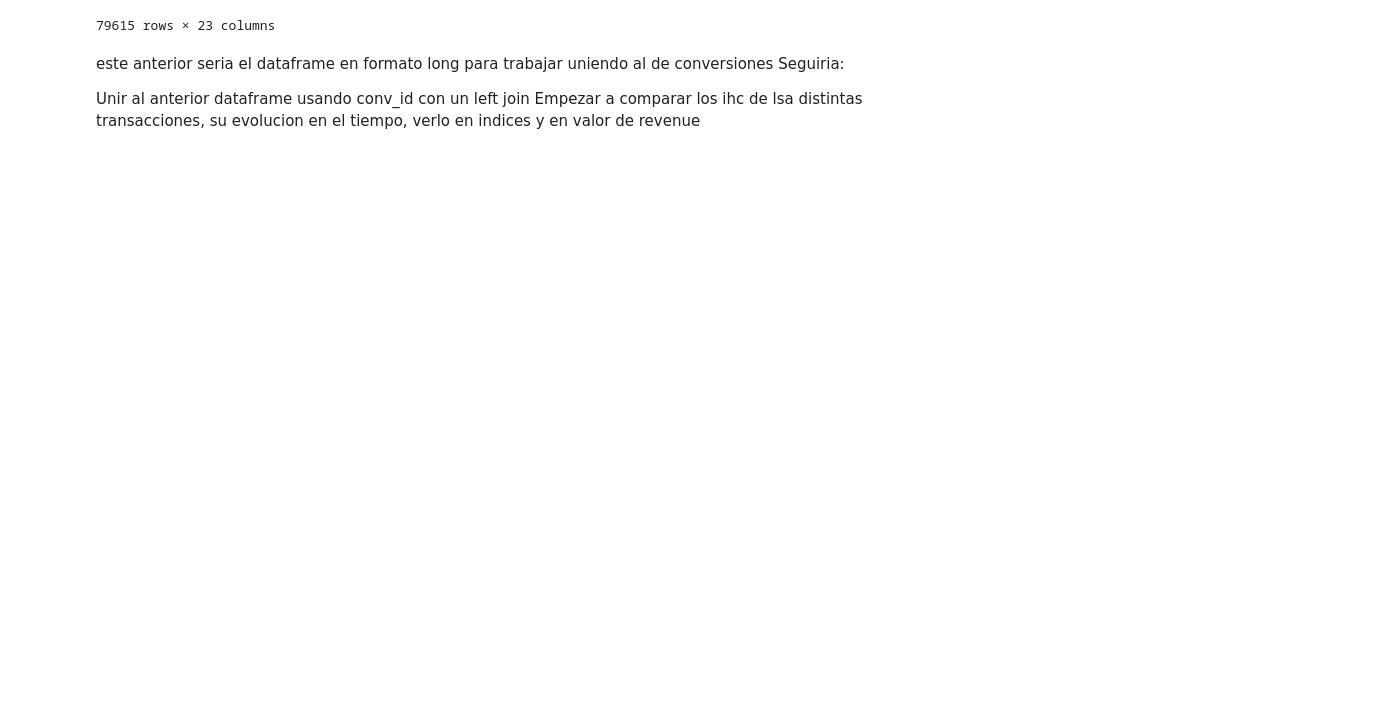
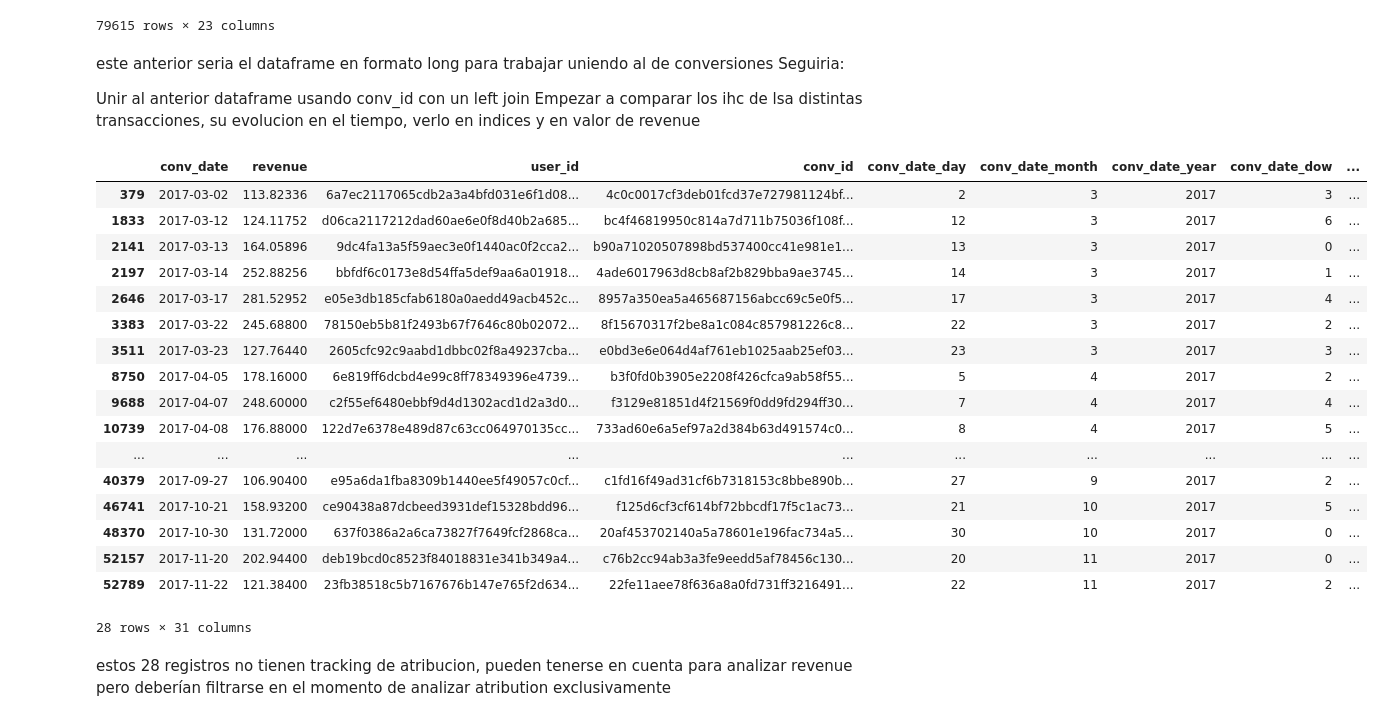
Before and after one commit to ceao1/bi-challenge, a Jupyter notebook: EDA.ipynb, the cells around one changed output. Drawn from its saved outputs; the diff is of its cells as text; code cells hidden in the pictures; blank space fills up the shorter version.

```diff
--- a/EDA.ipynb
+++ b/EDA.ipynb
@@ -259,3 +268,30 @@ este anterior seria el dataframe en formato long para trabajar uniendo al de con
 
 Unir al anterior dataframe usando conv_id con un left join
 Empezar a comparar los ihc de lsa distintas transacciones, su evolucion en el tiempo, verlo en indices y en valor de revenue
+# %%
+#union de los dos dataframes usando un left join usando conv_id como llave
+df_unido = df_conversion.merge(how='left', right = df_attribution_long, on='conv_id')
+# %%
+#existen valorees con datos de atribution nulos?
+df_unido[df_unido['A'].isnull()]
+# %% [output]
+|  | conv_date | revenue | user_id | conv_id | conv_date_day | conv_date_month | conv_date_year | conv_date_dow | ... |
+| 379 | 2017-03-02 | 113.82336 | 6a7ec2117065cdb2a3a4bfd031e6f1d08... | 4c0c0017cf3deb01fcd37e727981124bf... | 2 | 3 | 2017 | 3 | ... |
+| 1833 | 2017-03-12 | 124.11752 | d06ca2117212dad60ae6e0f8d40b2a685... | bc4f46819950c814a7d711b75036f108f... | 12 | 3 | 2017 | 6 | ... |
+| 2141 | 2017-03-13 | 164.05896 | 9dc4fa13a5f59aec3e0f1440ac0f2cca2... | b90a71020507898bd537400cc41e981e1... | 13 | 3 | 2017 | 0 | ... |
+| 2197 | 2017-03-14 | 252.88256 | bbfdf6c0173e8d54ffa5def9aa6a01918... | 4ade6017963d8cb8af2b829bba9ae3745... | 14 | 3 | 2017 | 1 | ... |
+| 2646 | 2017-03-17 | 281.52952 | e05e3db185cfab6180a0aedd49acb452c... | 8957a350ea5a465687156abcc69c5e0f5... | 17 | 3 | 2017 | 4 | ... |
+| 3383 | 2017-03-22 | 245.68800 | 78150eb5b81f2493b67f7646c80b02072... | 8f15670317f2be8a1c084c857981226c8... | 22 | 3 | 2017 | 2 | ... |
+| 3511 | 2017-03-23 | 127.76440 | 2605cfc92c9aabd1dbbc02f8a49237cba... | e0bd3e6e064d4af761eb1025aab25ef03... | 23 | 3 | 2017 | 3 | ... |
+| 8750 | 2017-04-05 | 178.16000 | 6e819ff6dcbd4e99c8ff78349396e4739... | b3f0fd0b3905e2208f426cfca9ab58f55... | 5 | 4 | 2017 | 2 | ... |
+| 9688 | 2017-04-07 | 248.60000 | c2f55ef6480ebbf9d4d1302acd1d2a3d0... | f3129e81851d4f21569f0dd9fd294ff30... | 7 | 4 | 2017 | 4 | ... |
+| 10739 | 2017-04-08 | 176.88000 | 122d7e6378e489d87c63cc064970135cc... | 733ad60e6a5ef97a2d384b63d491574c0... | 8 | 4 | 2017 | 5 | ... |
+| ... | ... | ... | ... | ... | ... | ... | ... | ... | ... |
+| 40379 | 2017-09-27 | 106.90400 | e95a6da1fba8309b1440ee5f49057c0cf... | c1fd16f49ad31cf6b7318153c8bbe890b... | 27 | 9 | 2017 | 2 | ... |
+| 46741 | 2017-10-21 | 158.93200 | ce90438a87dcbeed3931def15328bdd96... | f125d6cf3cf614bf72bbcdf17f5c1ac73... | 21 | 10 | 2017 | 5 | ... |
+| 48370 | 2017-10-30 | 131.72000 | 637f0386a2a6ca73827f7649fcf2868ca... | 20af453702140a5a78601e196fac734a5... | 30 | 10 | 2017 | 0 | ... |
+| 52157 | 2017-11-20 | 202.94400 | deb19bcd0c8523f84018831e341b349a4... | c76b2cc94ab3a3fe9eedd5af78456c130... | 20 | 11 | 2017 | 0 | ... |
+| 52789 | 2017-11-22 | 121.38400 | 23fb38518c5b7167676b147e765f2d634... | 22fe11aee78f636a8a0fd731ff3216491... | 22 | 11 | 2017 | 2 | ... |
+28 rows × 31 columns
+# %% [markdown]
+estos 28 registros no tienen tracking de atribucion, pueden tenerse en cuenta para analizar revenue pero deberían filtrarse en el momento de analizar atribution exclusivamente
```
Also changed, not shown: parts of 12 cells of this notebook, 8 other files.
